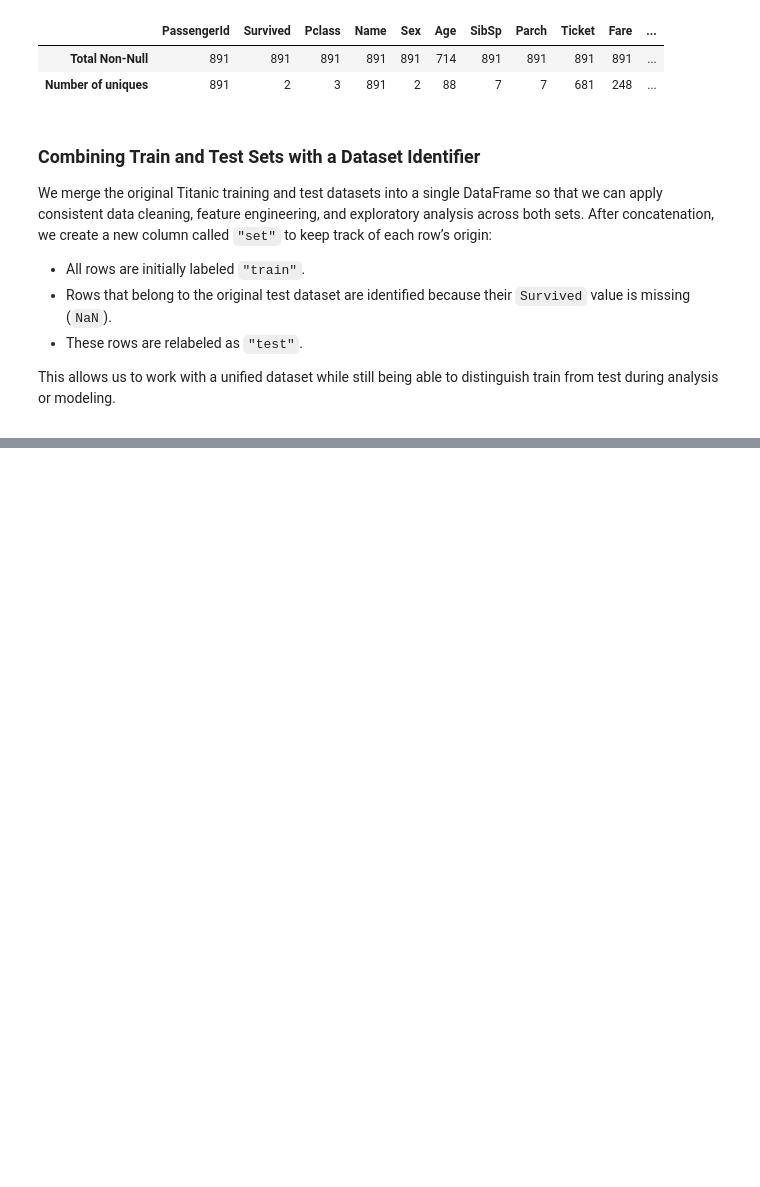
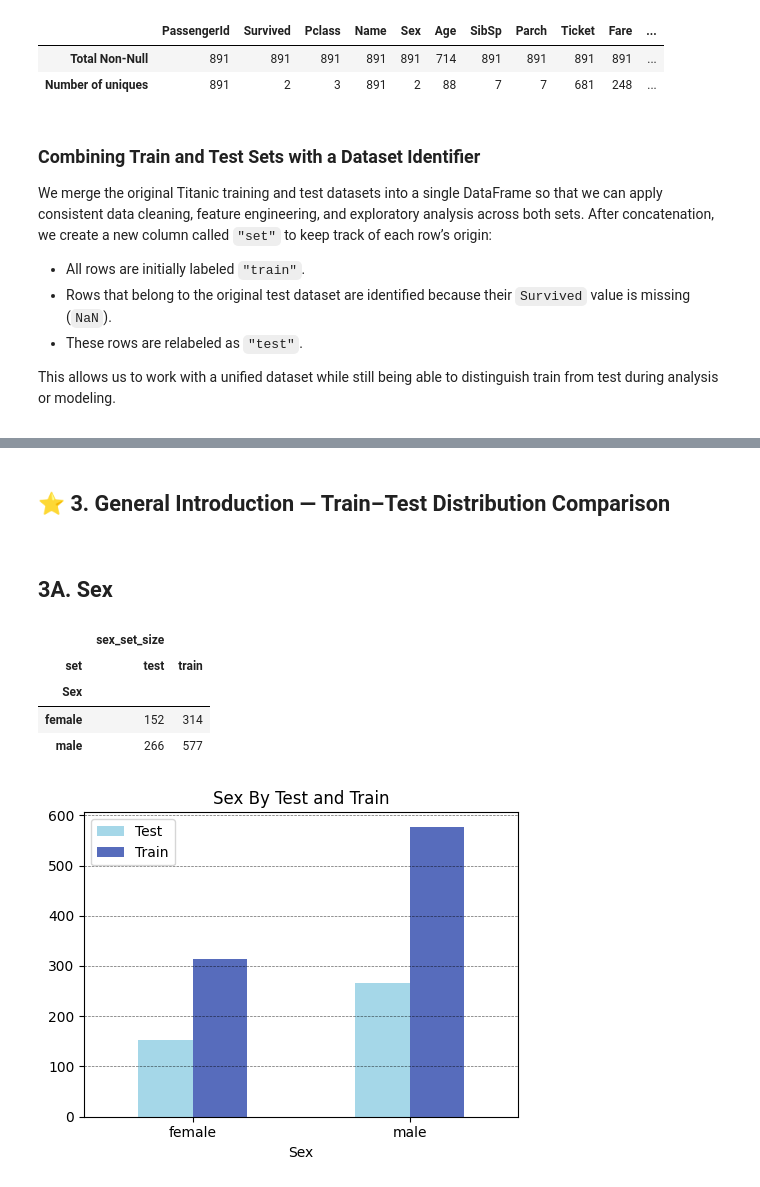
Before and after one commit to powernusa/titanic-eda, a Jupyter notebook: titanic_eda.ipynb, the cells around one changed output, grey strips where cells are left out. Cells and saved outputs as stored; diff of their text form; code cells hidden in the pictures; blank space fills up the shorter version.

Commit message:
feat: sex by train and test

```diff
--- a/titanic_eda.ipynb
+++ b/titanic_eda.ipynb
@@ -89,3 +89,40 @@ display(all_df.sample(3))
 | 127 | 1019 | NaN | 3 | McCoy, Miss. Alicia | female | NaN | 2 | 0 | 367226 | 23.2500 | ... |
 | 31 | 32 | 1.0 | 1 | Spencer, Mrs. William Augustus (M... | female | NaN | 1 | 0 | PC 17569 | 146.5208 | ... |
 | 161 | 1053 | NaN | 3 | Touma, Master. Georges Youssef | male | 7.0 | 1 | 1 | 2650 | 15.2458 | ... |
+# %% [markdown]
+
+<div style="margin-left:7%;width:80%;">
+
+## ⭐ **3. General Introduction — Train–Test Distribution Comparison**
+
+
+</div>
+# %% [markdown]
+## 3A. Sex
+# %%
+df_sex_set = all_df[["Sex","set"]]
+df_groupby = (
+    df_sex_set.groupby(["Sex","set"])
+        .agg(sex_set_size=("Sex","size"))
+        .reset_index()
+)
+df_pivot = (
+    df_groupby.pivot(
+        index="Sex",
+        columns=["set"],
+        values=["sex_set_size"]
+    )
+)
+display(df_pivot)
+title = "Sex By Test and Train"
+labels = ["Test","Train"]
+plt,_,_ = plot_pivot_bar(df_pivot,figsize=(5,4),width=0.5,
+                           title=title,legend_labels=labels)
+plt.show()
+# %% [output]
+|  | sex_set_size |  |
+| set | test | train |
+| Sex |  |  |
+| female | 152 | 314 |
+| male | 266 | 577 |
+[figure, added]
```
